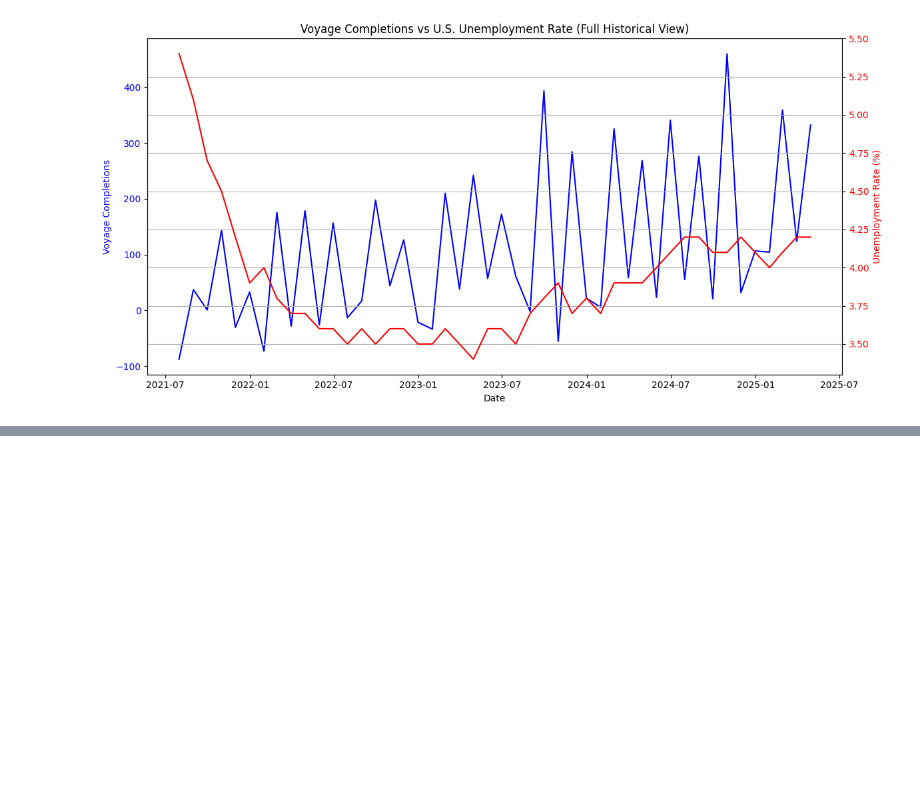
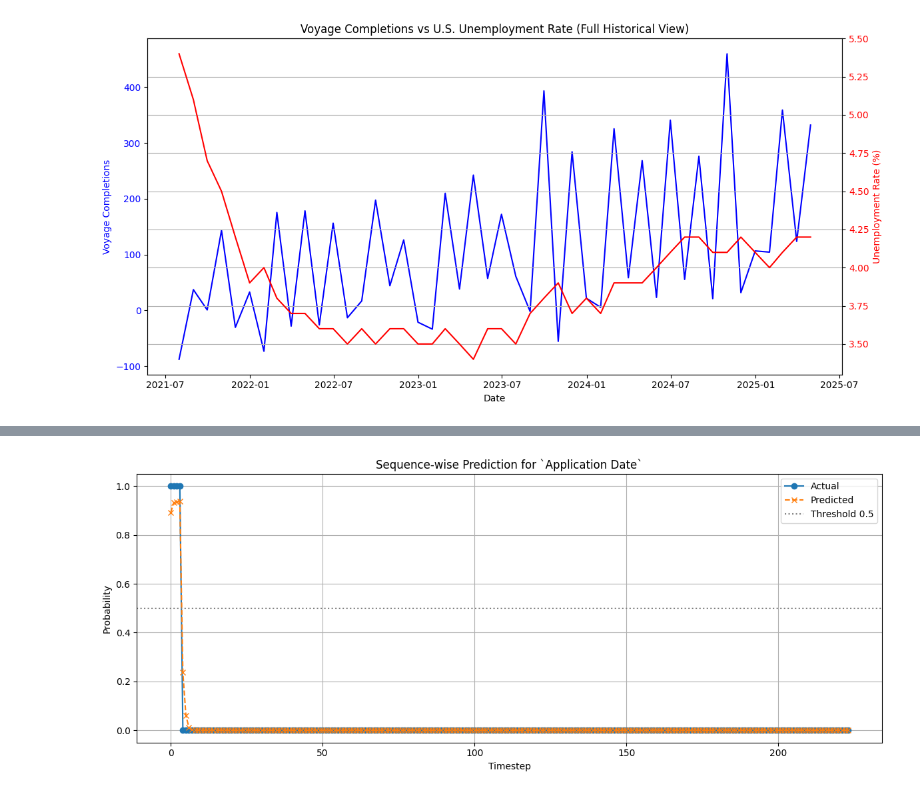
Before and after one commit to roziii/chingu_segment_analysis, a Jupyter notebook: application_completion-auto_regressive_model.ipynb, the cells around one changed output, grey strips where cells are left out. Cells and saved outputs as stored; diff of their text form; code cells hidden in the pictures; blank space fills up the shorter version.

```diff
--- a/application_completion-auto_regressive_model.ipynb
+++ b/application_completion-auto_regressive_model.ipynb
@@ -666,0 +629,6 @@ plt.show()
+# %%
+import re
+
+df_merged['has_valid_voyage'] = df_merged['updated_voyage_number'].apply(
+    lambda v: 1 if pd.notnull(v) and re.fullmatch(r'V\d{1,2}', str(v)) and v not in ['V99', 'V999'] else 0
+)
@@ -666,0 +675,3 @@ plt.show()
+# %%
+for i, seq in enumerate(sequence_data[:5]):
+    print(f"Sequence {i} dtype:", seq.dtype, " shape:", seq.shape)
@@ -666,0 +800,28 @@ plt.show()
+# %%
+import matplotlib.pyplot as plt
+
+# Pick a test sample (e.g. first one in test set)
+sample_x, sample_y = test_ds[0]
+sample_x = sample_x.unsqueeze(0)  # add batch dim: (1, seq_len, features)
+
+# Predict
+model.eval()
+with torch.no_grad():
+    logits = model(sample_x)
+    probs = torch.sigmoid(logits).squeeze().numpy()  # shape: (seq_len,)
+    ground_truth = sample_y.numpy()
+
+# Visualize
+plt.figure(figsize=(12, 5))
+plt.plot(ground_truth, label='Actual', linestyle='-', marker='o')
+plt.plot(probs, label='Predicted', linestyle='--', marker='x')
+plt.axhline(0.5, color='gray', linestyle=':', label='Threshold 0.5')
+plt.title("Sequence-wise Prediction for `Application Date`")
+plt.xlabel("Timestep")
+plt.ylabel("Probability")
+plt.legend()
+plt.grid(True)
+plt.tight_layout()
+plt.show()
+# %% [output]
+[figure, added]
```
Also changed, not shown: parts of 7 cells of this notebook.
